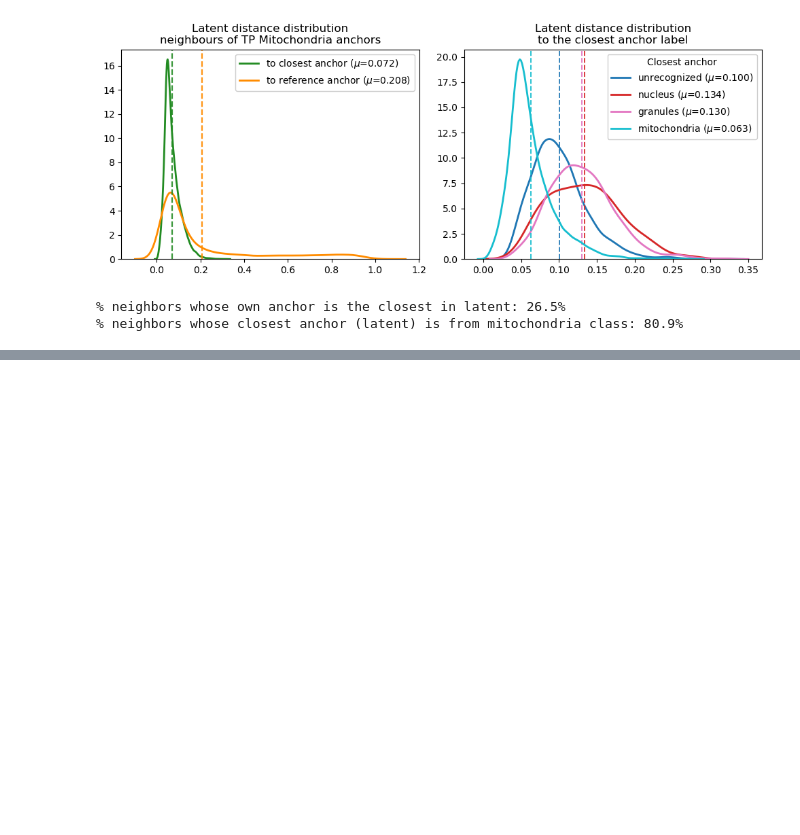
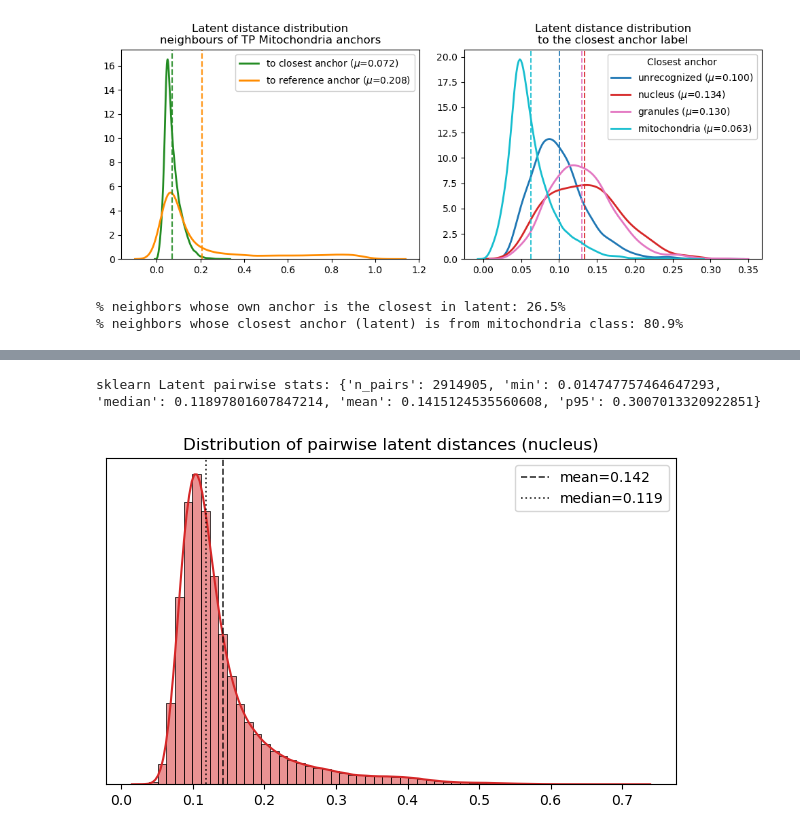
Before and after one commit to shei-dark/HDN, a Jupyter notebook: statistical_analysis.ipynb, the cells around one changed output, grey strips where cells are left out. Saved outputs shown, nothing was run; the diff lists cells and outputs as text; code cells hidden in the pictures; blank space fills up the shorter version.

```diff
--- a/statistical_analysis.ipynb
+++ b/statistical_analysis.ipynb
@@ -538,0 +581,11 @@ print(f"% neighbors whose closest anchor (latent) is from mitochondria class: {p
+# %%
+nuc_Z = np.vstack(TP_nuc['latent'].values).astype(np.float32)
+D = pairwise_distances(nuc_Z, metric='euclidean')
+iu = np.triu_indices_from(D, k=1)
+d_lat = D[iu]
+
+print("sklearn Latent pairwise stats:", describe(d_lat))
+plot_pairwise_latent_distances(d_lat, 1)
+# %% [output]
+sklearn Latent pairwise stats: {'n_pairs': 2914905, 'min': 0.014747757464647293, 'median': 0.11897801607847214, 'mean': 0.1415124535560608, 'p95': 0.3007013320922851}
+[figure, added]
```
Also changed, not shown: parts of 5 cells of this notebook.
